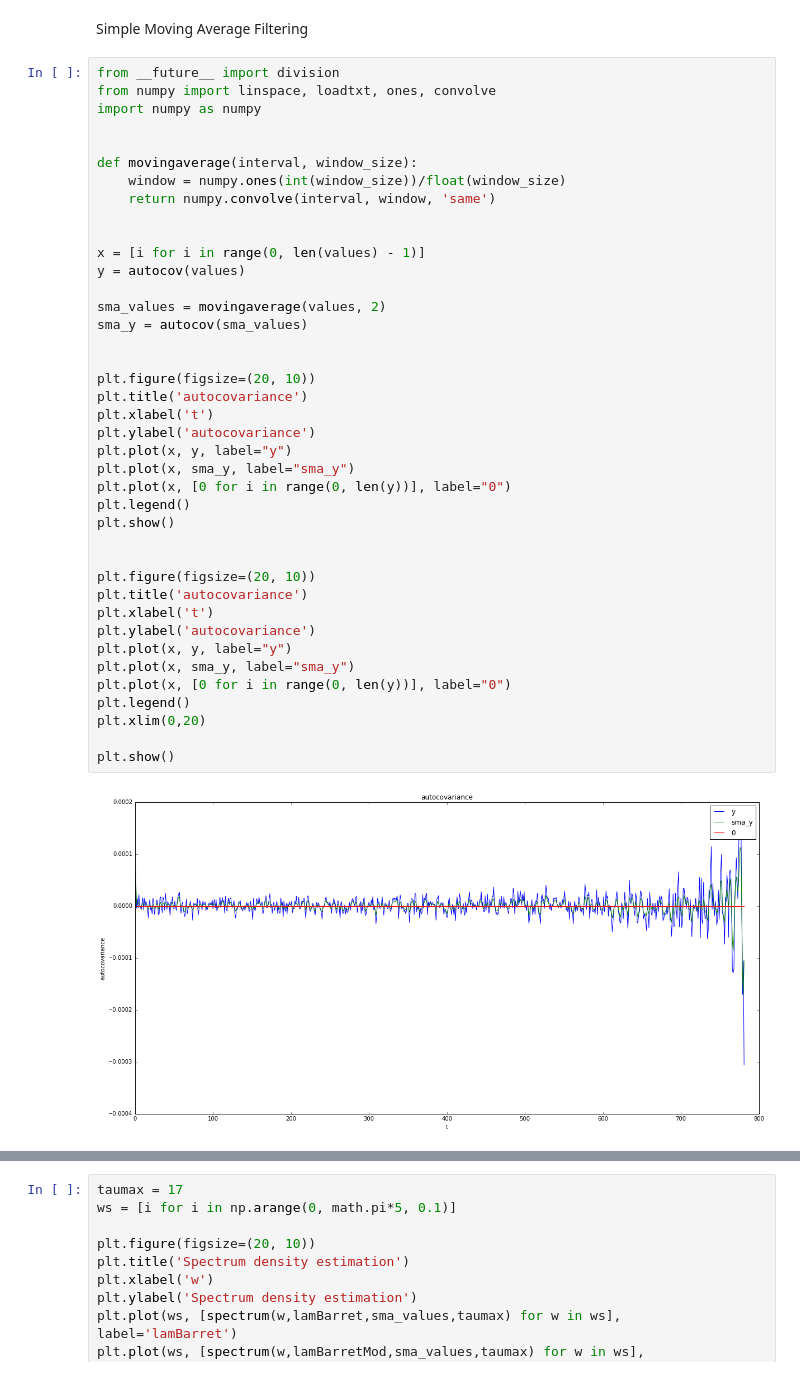
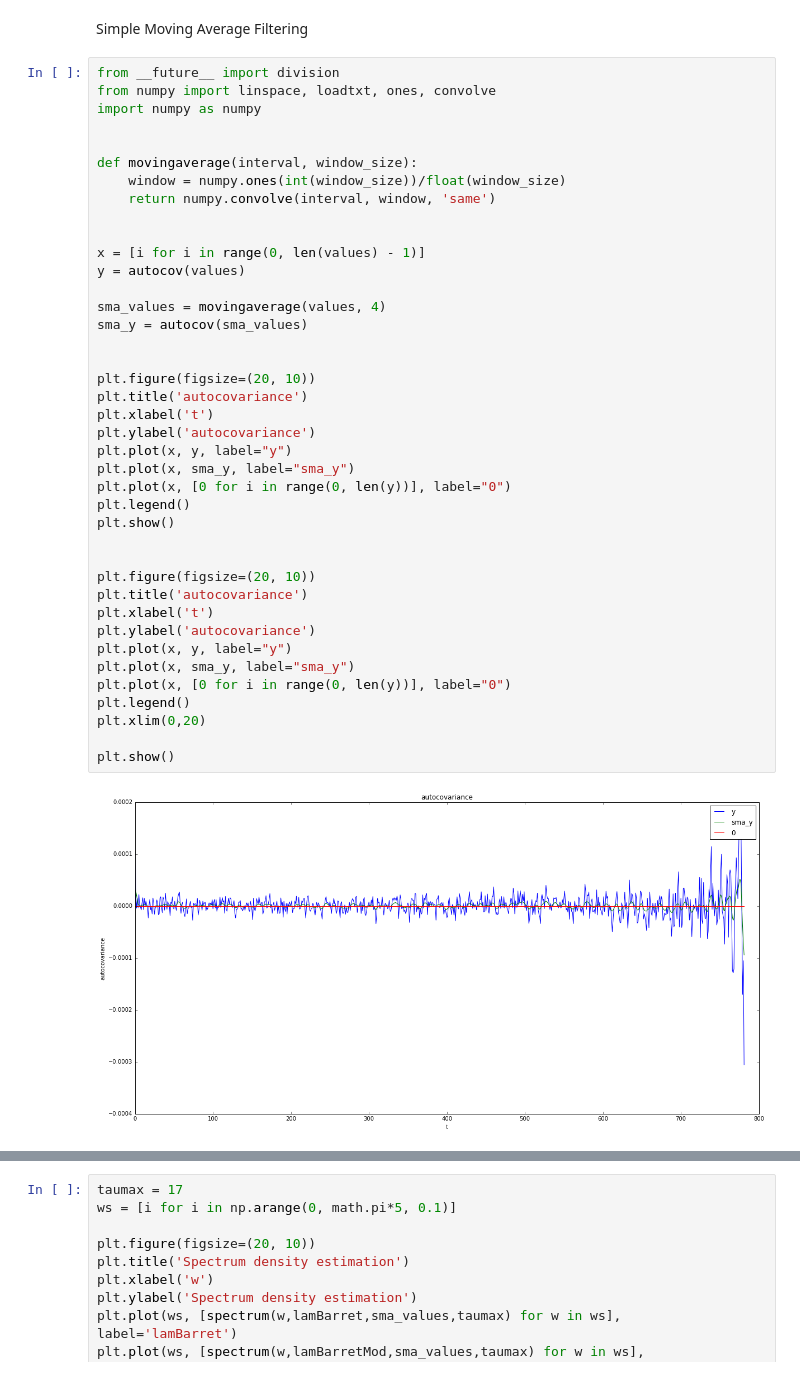
Before and after one commit to vipmax/PM, a Jupyter notebook: Task 3.ipynb, the cells around one changed output, grey strips where cells are left out. Saved outputs shown, nothing was run; the diff lists cells and outputs as text.

```diff
--- a/Task 3.ipynb
+++ b/Task 3.ipynb
@@ -223,32 +223,32 @@ def movingaverage(interval, window_size):
 
 x = [i for i in range(0, len(values) - 1)]
 y = autocov(values)
 
-sma_values = movingaverage(values, 2)
+sma_values = movingaverage(values, 4)
 sma_y = autocov(sma_values)
 
 
 plt.figure(figsize=(20, 10))
 plt.title('autocovariance')
 plt.xlabel('t')
 plt.ylabel('autocovariance')
 plt.plot(x, y, label="y")
 plt.plot(x, sma_y, label="sma_y")
 plt.plot(x, [0 for i in range(0, len(y))], label="0")
 plt.legend()
 plt.show()
 
 
 plt.figure(figsize=(20, 10))
 plt.title('autocovariance')
 plt.xlabel('t')
 plt.ylabel('autocovariance')
 plt.plot(x, y, label="y")
 plt.plot(x, sma_y, label="sma_y")
 plt.plot(x, [0 for i in range(0, len(y))], label="0")
 plt.legend()
 plt.xlim(0,20)
 
 plt.show()
 # %% [output]
-[figure, old version]
+[figure, new version]
```
Also changed, not shown: parts of 7 cells of this notebook, 4 other files.
